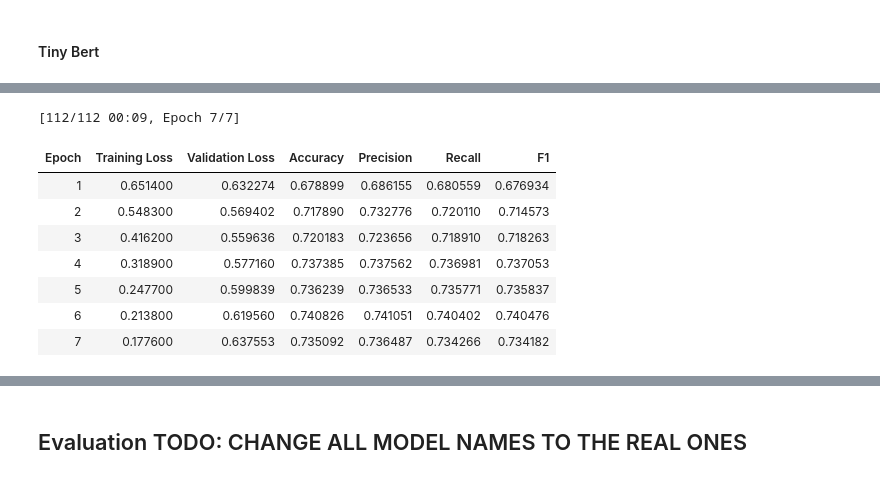
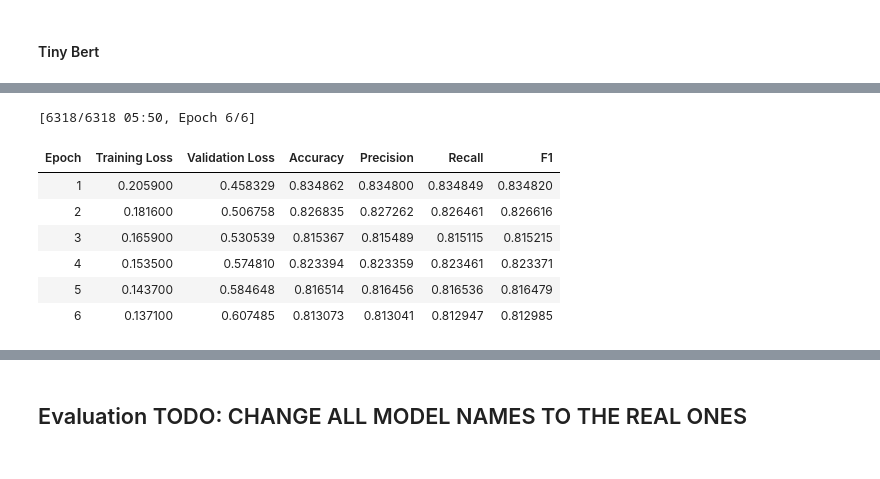
Before and after one commit to ChrisKnaden/transformer-pruning-distilliation, a Jupyter notebook: pruning_distillation_pipeline.ipynb, the cells around one changed output, grey strips where cells are left out. Cells and saved outputs as stored; diff of their text form; code cells hidden in the pictures.

```diff
--- a/pruning_distillation_pipeline.ipynb
+++ b/pruning_distillation_pipeline.ipynb
@@ -192,7 +192,7 @@ def process(examples):
 
 tokenized_datasets = dataset.map(process, batched=True)
 tokenized_datasets = tokenized_datasets.rename_column("label","labels")
-tokenized_datasets["train"] = tokenized_datasets["train"].shuffle(seed=42).select(range(1000))
+tokenized_datasets["train"] = tokenized_datasets["train"].shuffle(seed=42)#.select(range(1000))
 
 #tokenized_datasets["test"].features
 # %% [markdown]
@@ -882,19 +854,20 @@ tiny_bert_ts_distilliation_trainer = DistillationTrainer(
     compute_metrics=compute_metrics,
 )
 # %%
+all_metrics = []
+
 tiny_bert_ts_distilliation_trainer.train()
 
 all_metrics_tiny_bert_ts_distillation = all_metrics
 
 all_metrics = []
 # %% [output]
-[112/112 00:09, Epoch 7/7]
+[6318/6318 05:50, Epoch 6/6]
 | Epoch | Training Loss | Validation Loss | Accuracy | Precision | Recall | F1 |
-| 1 | 0.651400 | 0.632274 | 0.678899 | 0.686155 | 0.680559 | 0.676934 |
-| 2 | 0.548300 | 0.569402 | 0.717890 | 0.732776 | 0.720110 | 0.714573 |
-| 3 | 0.416200 | 0.559636 | 0.720183 | 0.723656 | 0.718910 | 0.718263 |
-| 4 | 0.318900 | 0.577160 | 0.737385 | 0.737562 | 0.736981 | 0.737053 |
-| 5 | 0.247700 | 0.599839 | 0.736239 | 0.736533 | 0.735771 | 0.735837 |
-| 6 | 0.213800 | 0.619560 | 0.740826 | 0.741051 | 0.740402 | 0.740476 |
-| 7 | 0.177600 | 0.637553 | 0.735092 | 0.736487 | 0.734266 | 0.734182 |
+| 1 | 0.205900 | 0.458329 | 0.834862 | 0.834800 | 0.834849 | 0.834820 |
+| 2 | 0.181600 | 0.506758 | 0.826835 | 0.827262 | 0.826461 | 0.826616 |
+| 3 | 0.165900 | 0.530539 | 0.815367 | 0.815489 | 0.815115 | 0.815215 |
+| 4 | 0.153500 | 0.574810 | 0.823394 | 0.823359 | 0.823461 | 0.823371 |
+| 5 | 0.143700 | 0.584648 | 0.816514 | 0.816456 | 0.816536 | 0.816479 |
+| 6 | 0.137100 | 0.607485 | 0.813073 | 0.813041 | 0.812947 | 0.812985 |
 # %%
```
Also changed, not shown: parts of 27 cells of this notebook.
